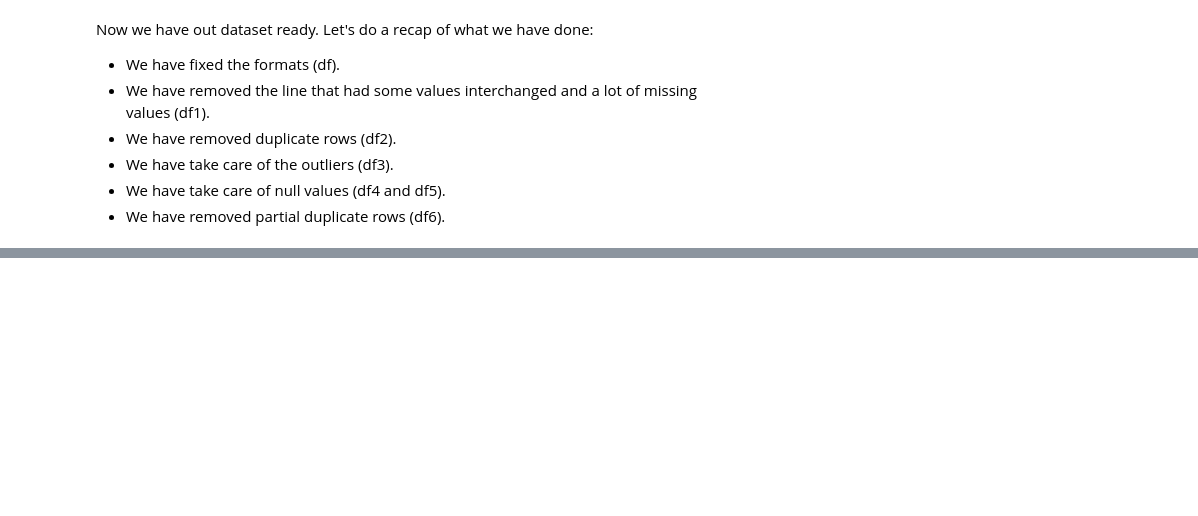
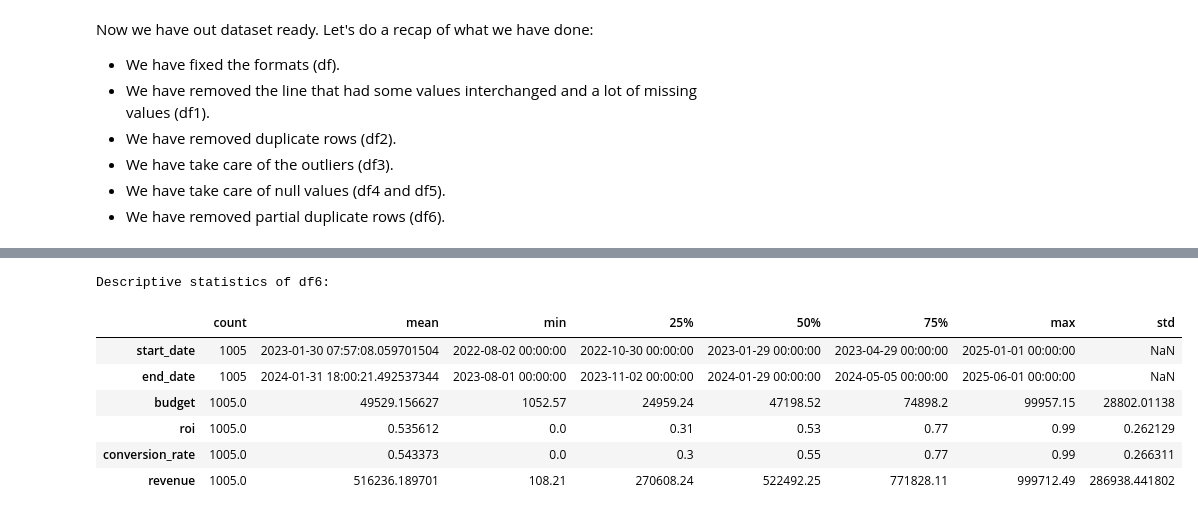
Before and after one commit to Ignacio538/Marketing-Campaings, a Jupyter notebook: Analysis.ipynb, the cells around one changed output, grey strips where cells are left out. Cells and saved outputs as stored; diff of their text form; code cells hidden in the pictures; blank space fills up the shorter version.

```diff
--- a/Analysis.ipynb
+++ b/Analysis.ipynb
@@ -869,0 +912,12 @@ Final database (df6): 1005 rows, 10 columns
+# %%
+print("Descriptive statistics of df6:")
+df6.describe().T
+# %% [output]
+Descriptive statistics of df6:
+|  | count | mean | min | 25% | 50% | 75% | max | std |
+| start_date | 1005 | 2023-01-30 07:57:08.059701504 | 2022-08-02 00:00:00 | 2022-10-30 00:00:00 | 2023-01-29 00:00:00 | 2023-04-29 00:00:00 | 2025-01-01 00:00:00 | NaN |
+| end_date | 1005 | 2024-01-31 18:00:21.492537344 | 2023-08-01 00:00:00 | 2023-11-02 00:00:00 | 2024-01-29 00:00:00 | 2024-05-05 00:00:00 | 2025-06-01 00:00:00 | NaN |
+| budget | 1005.0 | 49529.156627 | 1052.57 | 24959.24 | 47198.52 | 74898.2 | 99957.15 | 28802.01138 |
+| roi | 1005.0 | 0.535612 | 0.0 | 0.31 | 0.53 | 0.77 | 0.99 | 0.262129 |
+| conversion_rate | 1005.0 | 0.543373 | 0.0 | 0.3 | 0.55 | 0.77 | 0.99 | 0.266311 |
+| revenue | 1005.0 | 516236.189701 | 108.21 | 270608.24 | 522492.25 | 771828.11 | 999712.49 | 286938.441802 |
```
Also changed, not shown: parts of 4 cells of this notebook.
